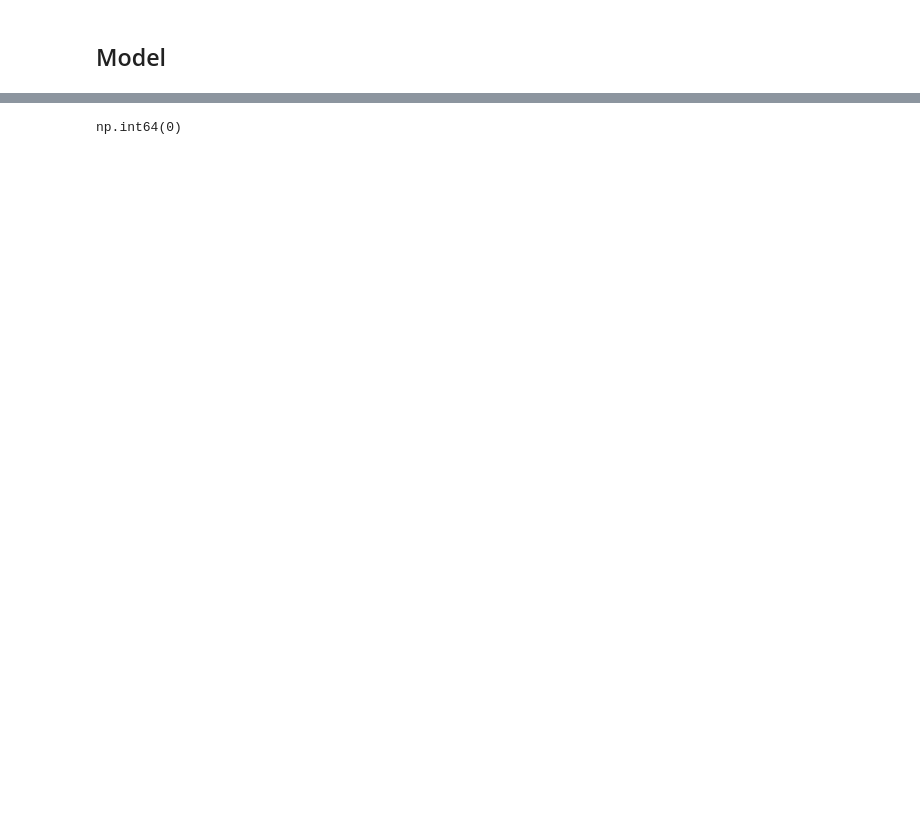
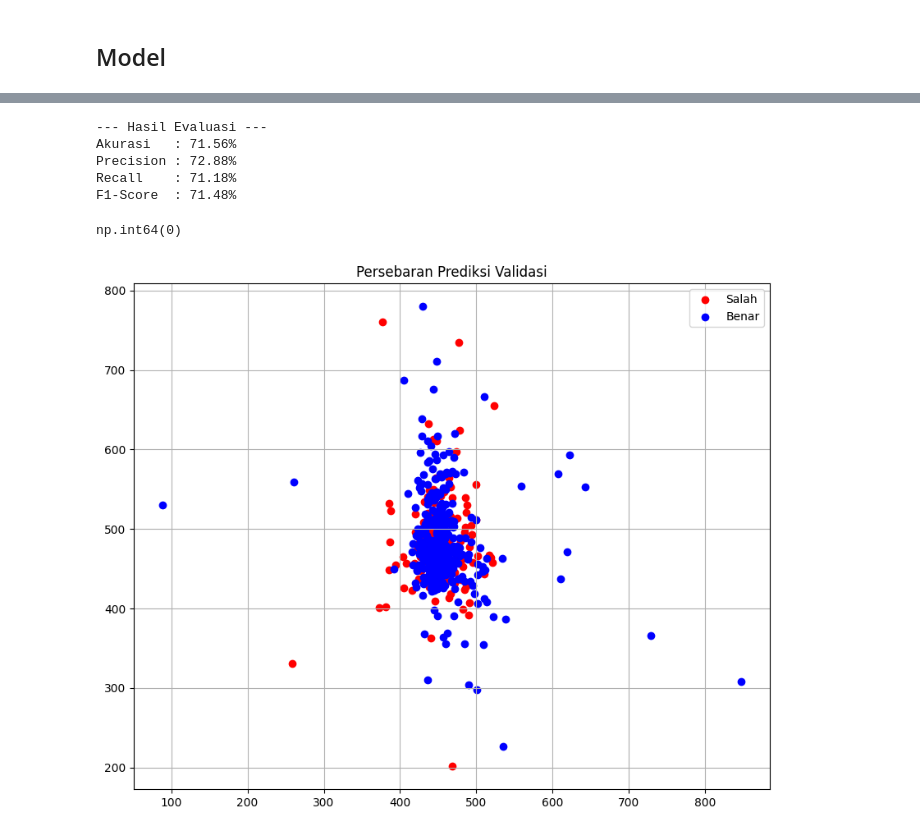
Before and after one commit to Akyrr/latihan-kabupaten, a Jupyter notebook: 12_rabu/sim_knn/tolonganunyadianuinbiarapagitukek.ipynb, the cells around one changed output, grey strips where cells are left out. Saved outputs shown, nothing was run; the diff lists cells and outputs as text; code cells hidden in the pictures; blank space fills up the shorter version.

```diff
--- a/12_rabu/sim_knn/tolonganunyadianuinbiarapagitukek.ipynb
+++ b/12_rabu/sim_knn/tolonganunyadianuinbiarapagitukek.ipynb
@@ -585,3 +593,11 @@ F1-Score  : 68.64%
+# %%
+evaluasi(y_test_datatest, y_pred_test_datatest)
+# %% [output]
+--- Hasil Evaluasi ---
+Akurasi   : 71.56%
+Precision : 72.88%
+Recall    : 71.18%
+F1-Score  : 71.48%
 # %%
 # Convert integer char (0-23) to letters (A-Z)
 a = sibi_normalized['char']
@@ -615,4 +631,16 @@ def visualize_matrix(y_true, y_pred, data_name):
     plt.xlabel('Prediksi Model')
     plt.ylabel('Actual')
     plt.show()
+# %%
+incorrect = y_test != y_pred_test
+
+plt.figure(figsize=(10, 8))
+plt.scatter(X_test.values[incorrect, 0], X_test.values[incorrect, 1], color='red', label='Salah')
+plt.scatter(X_test.values[~incorrect, 0], X_test.values[~incorrect, 1], color='blue', label='Benar')
+plt.title('Persebaran Prediksi Validasi')
+plt.legend()
+plt.grid()
+plt.show()
+# %% [output]
+[figure, added]
 # %%
```
Also changed, not shown: parts of 21 cells of this notebook, 2 other files.
